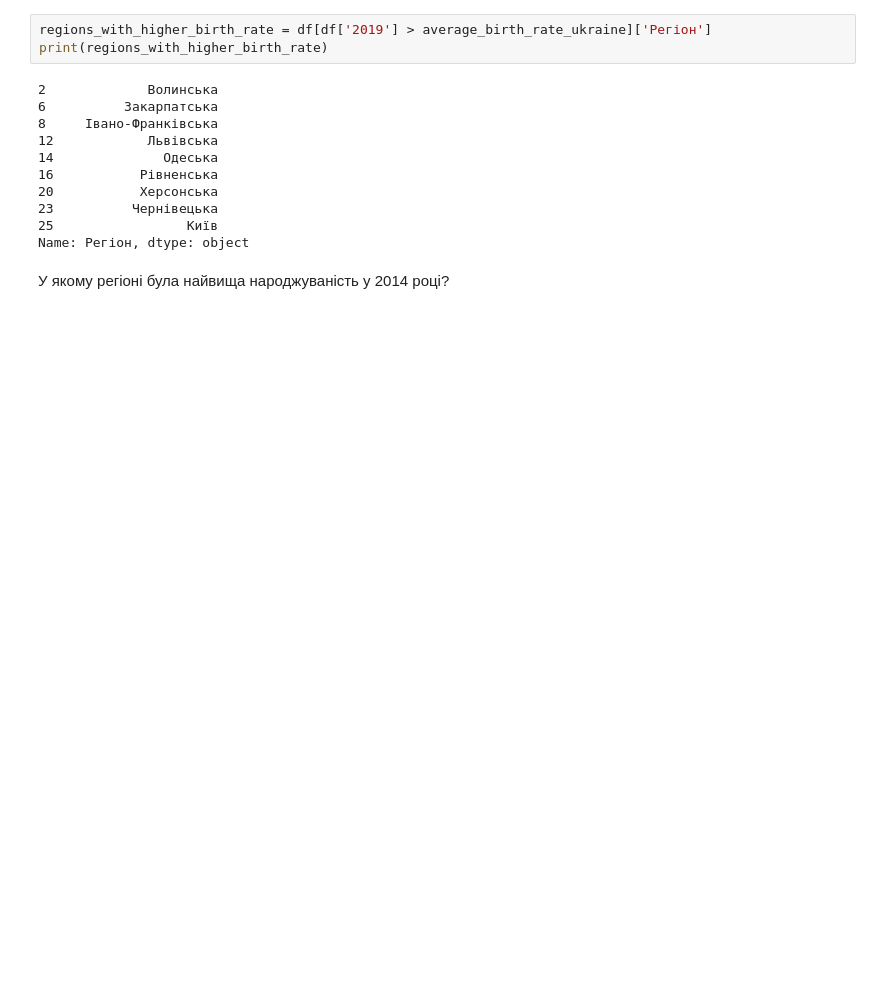
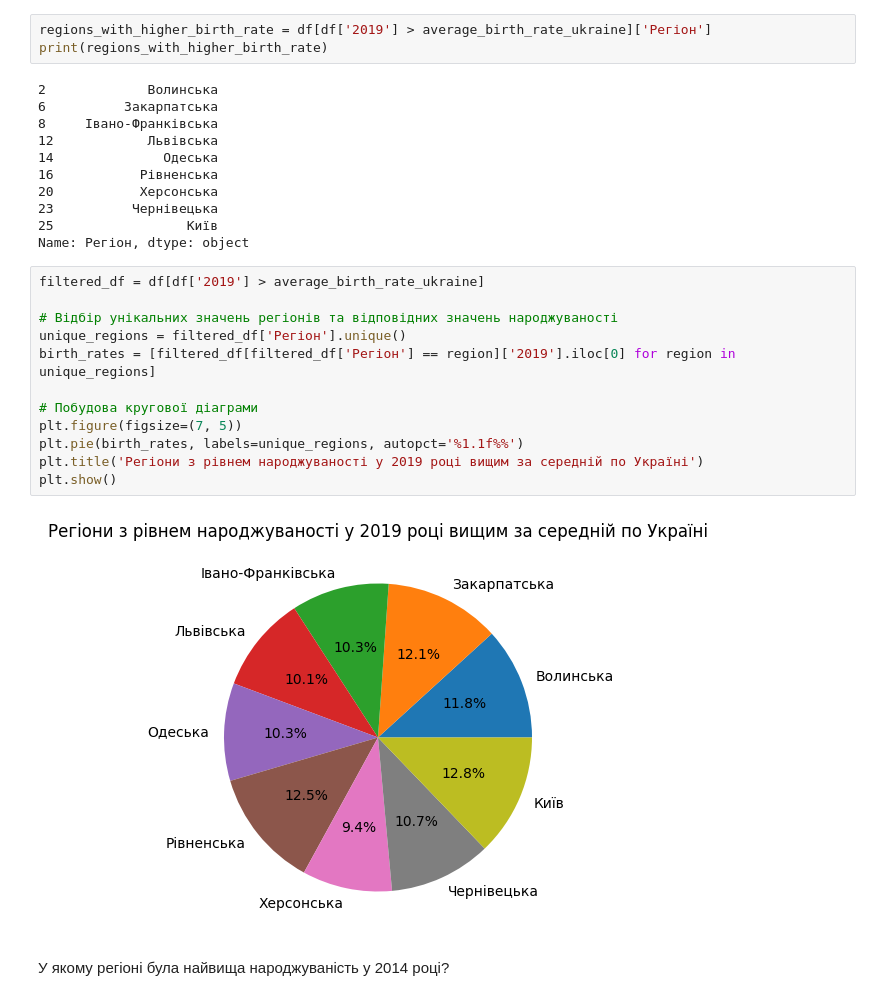
Before and after one commit to ValeriiYermak/DataScience, a Jupyter notebook: HW2_1.ipynb, the cells around one changed output. Drawn from its saved outputs; the diff is of its cells as text; blank space fills up the shorter version.

```diff
--- a/HW2_1.ipynb
+++ b/HW2_1.ipynb
@@ -190,5 +227,19 @@ print(regions_with_higher_birth_rate)
 23          Чернівецька
 25                 Київ
 Name: Регіон, dtype: object
+# %%
+filtered_df = df[df['2019'] > average_birth_rate_ukraine]
+
+# Відбір унікальних значень регіонів та відповідних значень народжуваності
+unique_regions = filtered_df['Регіон'].unique()
+birth_rates = [filtered_df[filtered_df['Регіон'] == region]['2019'].iloc[0] for region in unique_regions]
+
+# Побудова кругової діаграми
+plt.figure(figsize=(7, 5))
+plt.pie(birth_rates, labels=unique_regions, autopct='%1.1f%%')
+plt.title('Регіони з рівнем народжуваності у 2019 році вищим за середній по Україні')
+plt.show()
+# %% [output]
+[figure, added]
 # %% [markdown]
 У якому регіоні була найвища народжуваність у 2014 році?
```
Also changed, not shown: parts of 10 cells of this notebook.
